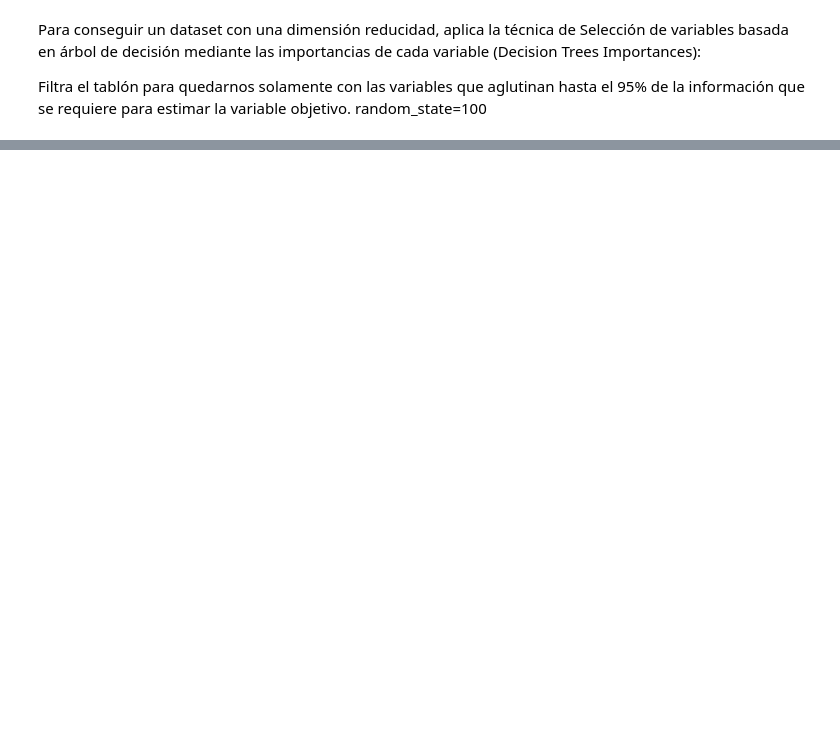
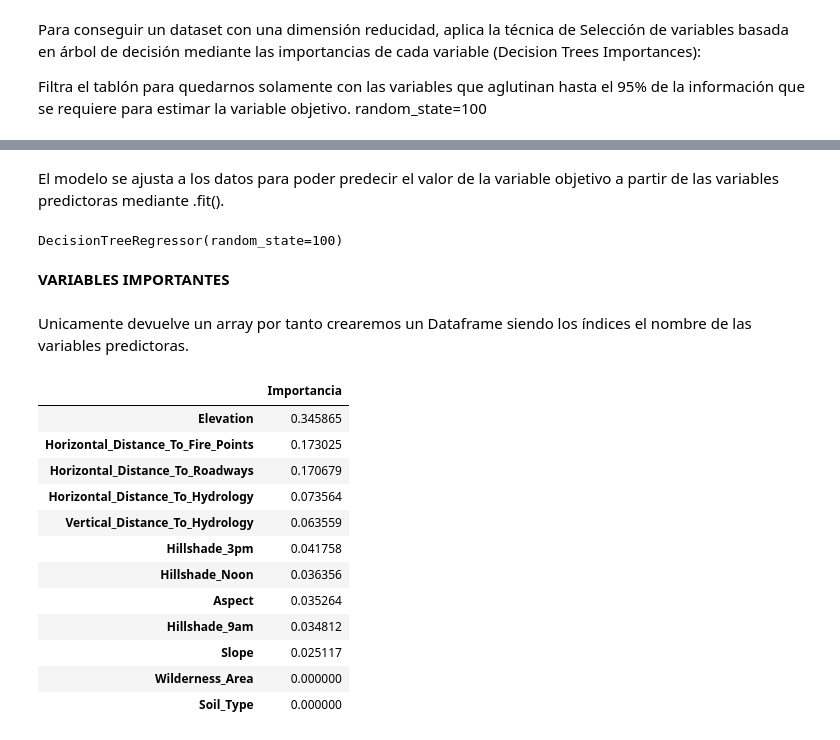
Before and after one commit to mgonzalz/examen_eda, a Jupyter notebook: bosque.ipynb, the cells around one changed output, grey strips where cells are left out. Drawn from its saved outputs; the diff is of its cells as text; code cells hidden in the pictures; blank space fills up the shorter version.

```diff
--- a/bosque.ipynb
+++ b/bosque.ipynb
@@ -91,0 +120,2 @@ Index(['Elevation', 'Aspect', 'Horizontal_Distance_To_Hydrology',
+# %%
+df_bosque_f1 = df_bosque.copy()
@@ -91,0 +129,8 @@ Index(['Elevation', 'Aspect', 'Horizontal_Distance_To_Hydrology',
+# %% [markdown]
+El modelo se ajusta a los datos para poder predecir el valor de la variable objetivo a partir de las variables predictoras mediante .fit().
+# %%
+arbol.fit(X=df_bosque_f1[features], y=df_bosque_f1[target]) # Entrenamiento
+# %% [output]
+DecisionTreeRegressor(random_state=100)
+# %% [markdown]
+**VARIABLES IMPORTANTES**
@@ -91,0 +139,22 @@ Index(['Elevation', 'Aspect', 'Horizontal_Distance_To_Hydrology',
+# %% [markdown]
+Unicamente devuelve un array por tanto crearemos un Dataframe siendo los índices el nombre de las variables predictoras.
+# %%
+df_importancia = pd.DataFrame(arbol.feature_importances_, index=features, columns=["Importancia"])
+
+df_importancia.sort_values(by=df_importancia.columns[0], ascending=False, inplace=True) #ORDENAR DATA FRAME: DECRECIENTE
+
+df_importancia.head(10)
+# %% [output]
+|  | Importancia |
+| Elevation | 0.345865 |
+| Horizontal_Distance_To_Fire_Points | 0.173025 |
+| Horizontal_Distance_To_Roadways | 0.170679 |
+| Horizontal_Distance_To_Hydrology | 0.073564 |
+| Vertical_Distance_To_Hydrology | 0.063559 |
+| Hillshade_3pm | 0.041758 |
+| Hillshade_Noon | 0.036356 |
+| Aspect | 0.035264 |
+| Hillshade_9am | 0.034812 |
+| Slope | 0.025117 |
+| Wilderness_Area | 0.000000 |
+| Soil_Type | 0.000000 |
```
Also changed, not shown: parts of 24 cells of this notebook.
